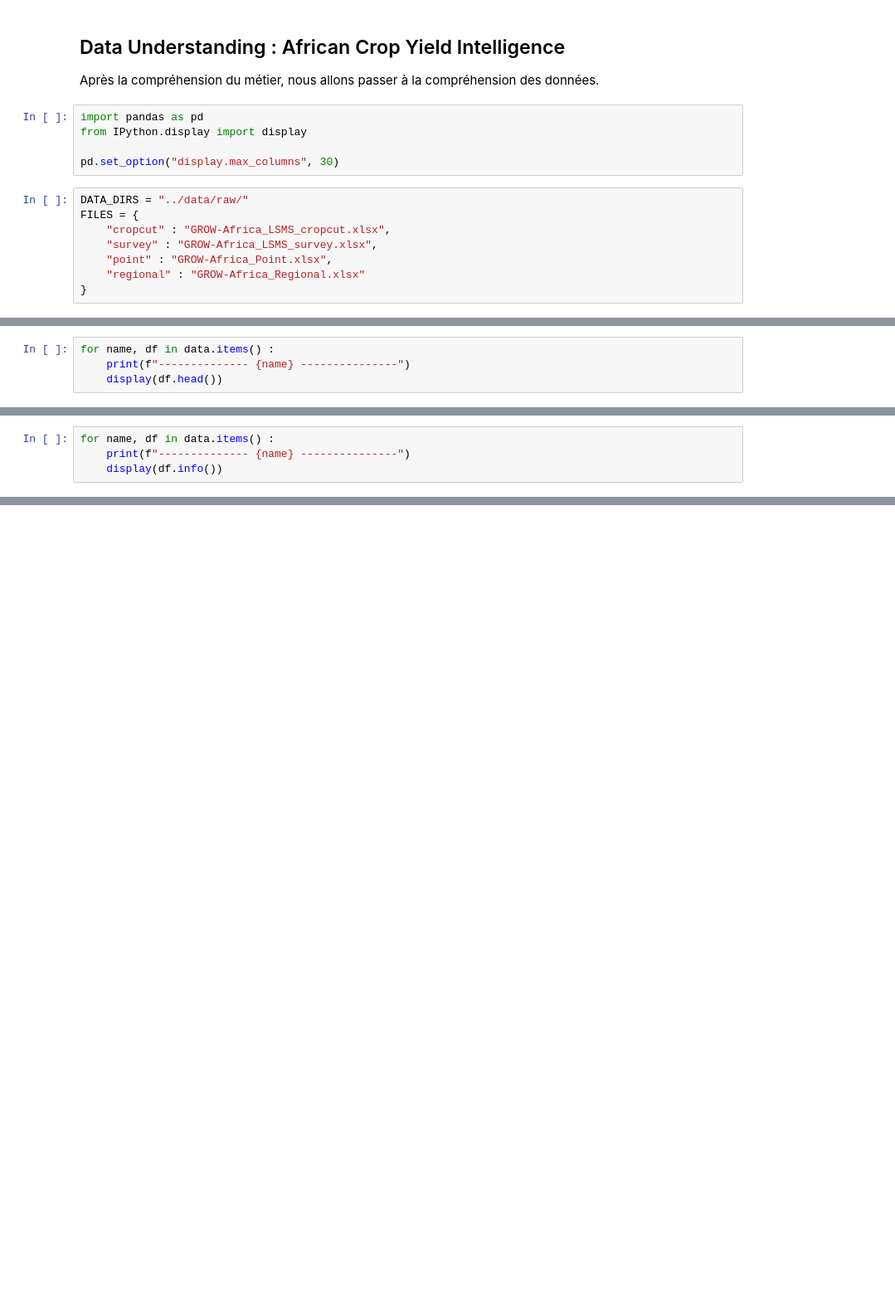
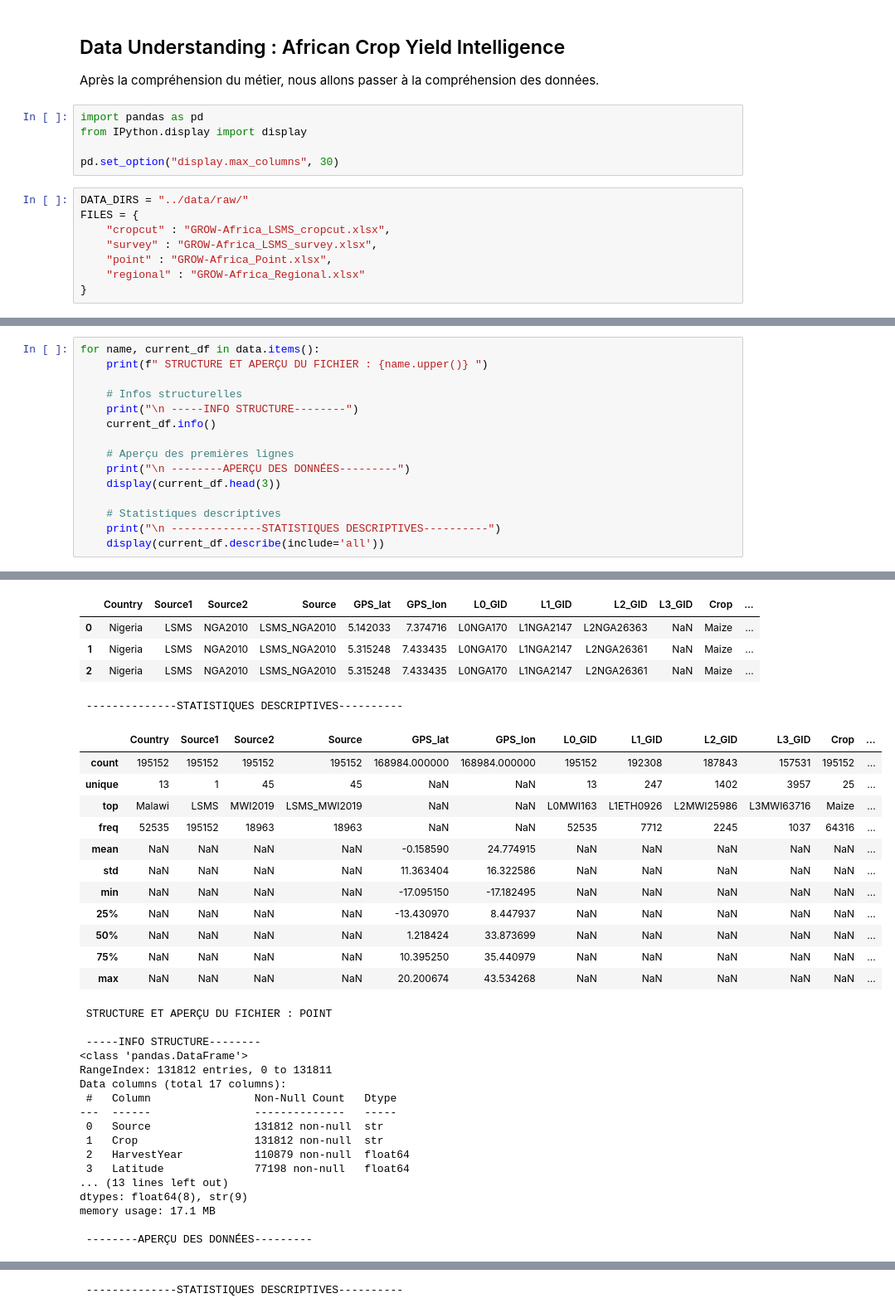
Before and after one commit to DjafarouAbdou909/African_Crop_Yield_Intelligence, a Jupyter notebook: notebooks/02_data_understanding.ipynb, the cells around one changed output, grey strips where cells are left out. Shown at 83% size. Drawn from its saved outputs; the diff is of its cells as text; blank space fills up the shorter version.

Commit message:
refactor: centralize data exploration and fix loading loop

```diff
--- a/notebooks/02_data_understanding.ipynb
+++ b/notebooks/02_data_understanding.ipynb
@@ -27,4 +16,0 @@ chargemtn regional
-# %%
-for name, df in data.items() :
-    print(f"-------------- {name} ---------------")
-    display(df.head())
@@ -60,4 +16,0 @@ for name, df in data.items() :
-# %%
-for name, df in data.items() :
-    print(f"-------------- {name} ---------------")
-    display(df.info())
@@ -136,0 +27,16 @@ None
+# %%
+for name, current_df in data.items():
+    print(f" STRUCTURE ET APERÇU DU FICHIER : {name.upper()} ")
+
+    # Infos structurelles
+    print("\n -----INFO STRUCTURE--------")
+    current_df.info()
+
+    # Aperçu des premières lignes
+    print("\n --------APERÇU DES DONNÉES---------")
+    display(current_df.head(3))
+
+    # Statistiques descriptives
+    print("\n --------------STATISTIQUES DESCRIPTIVES----------")
+    display(current_df.describe(include='all'))
+# %% [output]
@@ -136,0 +94,34 @@ None
+|  | Country | Source1 | Source2 | Source | GPS_lat | GPS_lon | L0_GID | L1_GID | L2_GID | L3_GID | Crop | ... |
+| 0 | Nigeria | LSMS | NGA2010 | LSMS_NGA2010 | 5.142033 | 7.374716 | L0NGA170 | L1NGA2147 | L2NGA26363 | NaN | Maize | ... |
+| 1 | Nigeria | LSMS | NGA2010 | LSMS_NGA2010 | 5.315248 | 7.433435 | L0NGA170 | L1NGA2147 | L2NGA26361 | NaN | Maize | ... |
+| 2 | Nigeria | LSMS | NGA2010 | LSMS_NGA2010 | 5.315248 | 7.433435 | L0NGA170 | L1NGA2147 | L2NGA26361 | NaN | Maize | ... |
+ --------------STATISTIQUES DESCRIPTIVES----------
+|  | Country | Source1 | Source2 | Source | GPS_lat | GPS_lon | L0_GID | L1_GID | L2_GID | L3_GID | Crop | ... |
+| count | 195152 | 195152 | 195152 | 195152 | 168984.000000 | 168984.000000 | 195152 | 192308 | 187843 | 157531 | 195152 | ... |
+| unique | 13 | 1 | 45 | 45 | NaN | NaN | 13 | 247 | 1402 | 3957 | 25 | ... |
+| top | Malawi | LSMS | MWI2019 | LSMS_MWI2019 | NaN | NaN | L0MWI163 | L1ETH0926 | L2MWI25986 | L3MWI63716 | Maize | ... |
+| freq | 52535 | 195152 | 18963 | 18963 | NaN | NaN | 52535 | 7712 | 2245 | 1037 | 64316 | ... |
+| mean | NaN | NaN | NaN | NaN | -0.158590 | 24.774915 | NaN | NaN | NaN | NaN | NaN | ... |
+| std | NaN | NaN | NaN | NaN | 11.363404 | 16.322586 | NaN | NaN | NaN | NaN | NaN | ... |
+| min | NaN | NaN | NaN | NaN | -17.095150 | -17.182495 | NaN | NaN | NaN | NaN | NaN | ... |
+| 25% | NaN | NaN | NaN | NaN | -13.430970 | 8.447937 | NaN | NaN | NaN | NaN | NaN | ... |
+| 50% | NaN | NaN | NaN | NaN | 1.218424 | 33.873699 | NaN | NaN | NaN | NaN | NaN | ... |
+| 75% | NaN | NaN | NaN | NaN | 10.395250 | 35.440979 | NaN | NaN | NaN | NaN | NaN | ... |
+| max | NaN | NaN | NaN | NaN | 20.200674 | 43.534268 | NaN | NaN | NaN | NaN | NaN | ... |
+ STRUCTURE ET APERÇU DU FICHIER : POINT
+
+ -----INFO STRUCTURE--------
+<class 'pandas.DataFrame'>
+RangeIndex: 131812 entries, 0 to 131811
+Data columns (total 17 columns):
+ #   Column                Non-Null Count   Dtype
+---  ------                --------------   -----
+ 0   Source                131812 non-null  str
+ 1   Crop                  131812 non-null  str
+ 2   HarvestYear           110879 non-null  float64
+ 3   Latitude              77198 non-null   float64
+... (13 lines left out)
+dtypes: float64(8), str(9)
+memory usage: 17.1 MB
+
+ --------APERÇU DES DONNÉES---------
@@ -136,0 +132 @@ None
+ --------------STATISTIQUES DESCRIPTIVES----------
```
Also changed, not shown: parts of 6 cells of this notebook.
